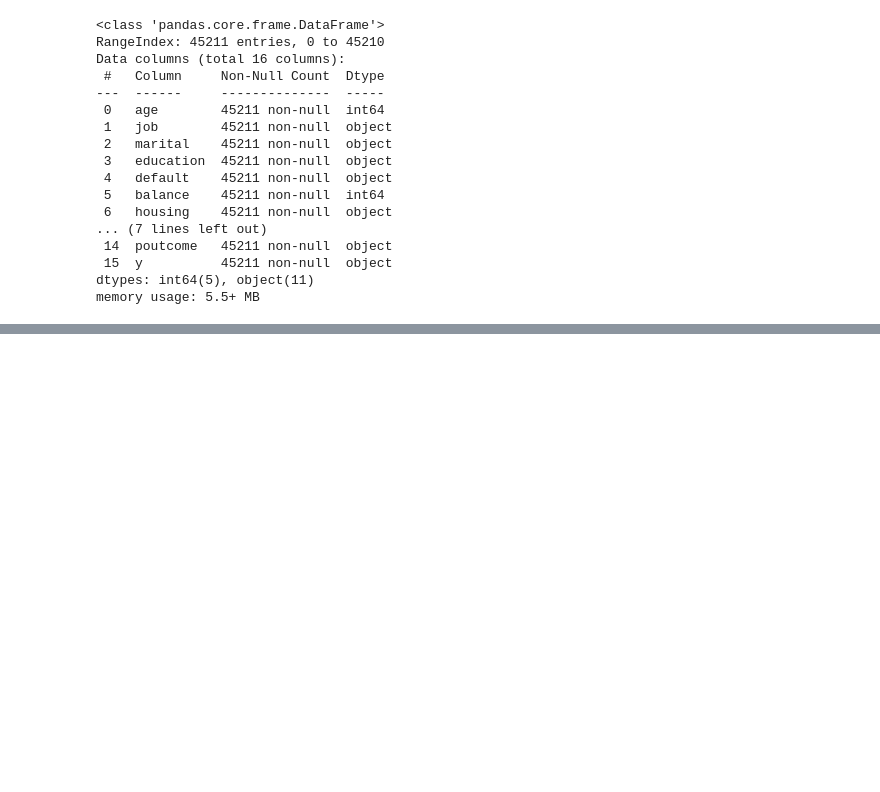
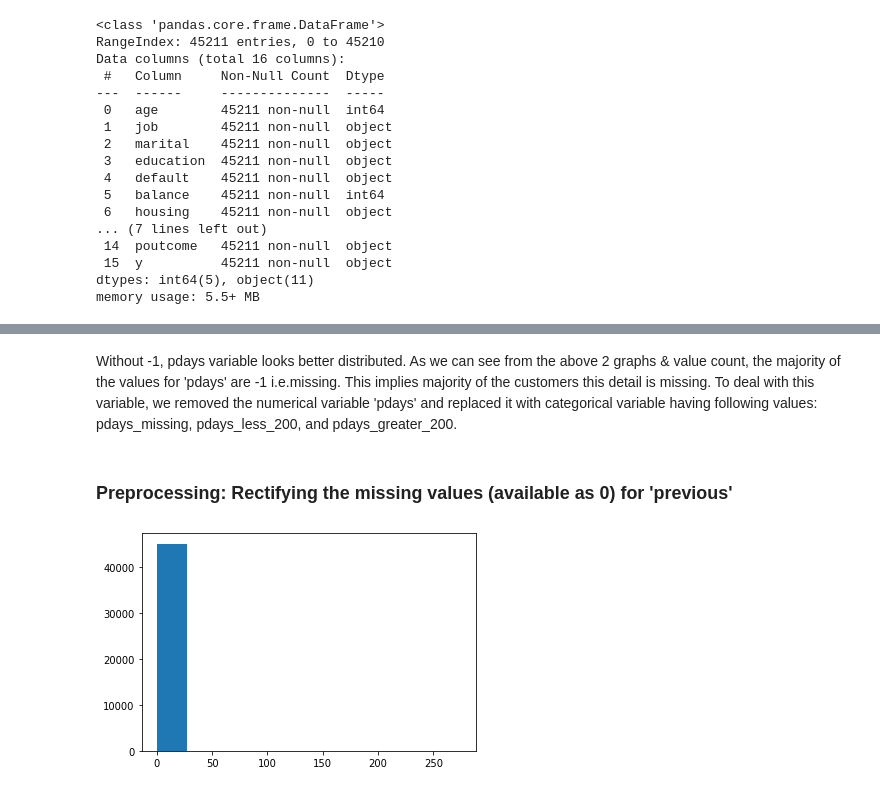
Before and after one commit to dsmukti/mukticapstone, a Jupyter notebook: Bank_Marketing_Effectiveness_Prediction_Capstone_Project_Mukti.ipynb, the cells around one changed output, grey strips where cells are left out. Drawn from its saved outputs; the diff is of its cells as text; code cells hidden in the pictures; blank space fills up the shorter version.

```diff
--- a/Bank_Marketing_Effectiveness_Prediction_Capstone_Project_Mukti.ipynb
+++ b/Bank_Marketing_Effectiveness_Prediction_Capstone_Project_Mukti.ipynb
@@ -191,0 +349,15 @@ memory usage: 5.5+ MB
+# %% [markdown]
+Without -1, pdays variable looks better distributed. As we can see from the above 2 graphs & value count, the majority of the values for 'pdays' are -1 i.e.missing. This implies majority of the customers this detail is missing. To deal with this variable, we removed the numerical variable 'pdays' and replaced it with categorical variable having following values: pdays_missing, pdays_less_200, and pdays_greater_200.
+# %%
+df['pdays_bucket']=''
+df['pdays_bucket'][df['pdays']==-1] = 'pdays_missing'
+df['pdays_bucket'][(df['pdays']<200) & (df['pdays']>-1)] = 'pdays_less_200'
+df['pdays_bucket'][df['pdays']>=200] = 'pdays_greater_200'
+df= df.drop('pdays', axis=1);
+# %% [markdown]
+### **Preprocessing: Rectifying the missing values (available as 0) for 'previous'**
+# %%
+plt.hist(df['previous'])
+plt.show()
+# %% [output]
+[figure, added]
```
Also changed, not shown: parts of 151 cells of this notebook.
